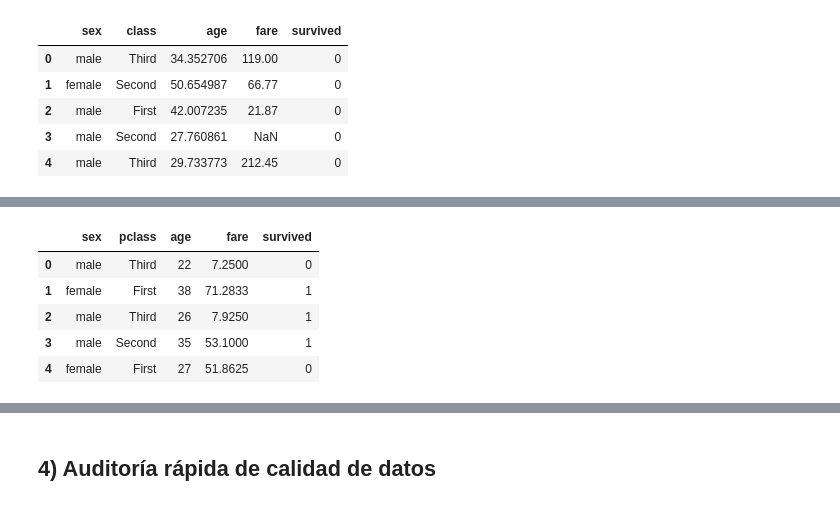
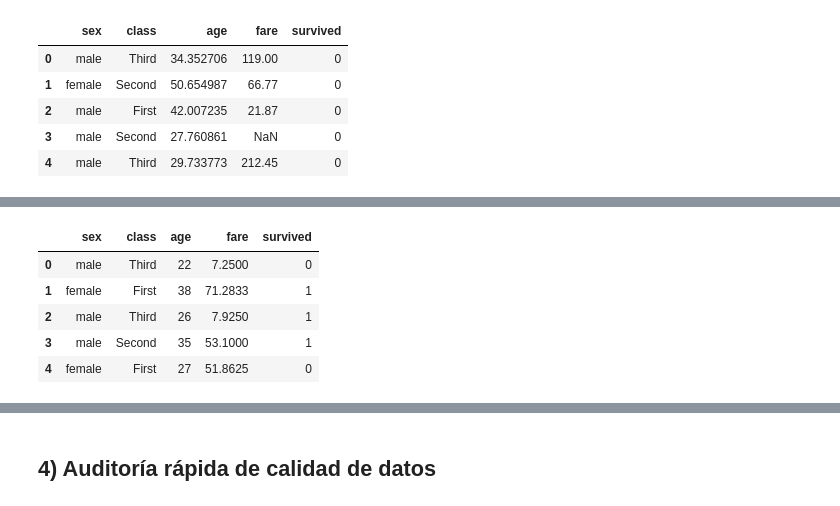
Before and after one commit to steestor/course-python-ml, a Jupyter notebook: notebooks/S1_A1_Entorno_y_Stack.ipynb, the cells around one changed output, grey strips where cells are left out. Cells and saved outputs as stored; diff of their text form; code cells hidden in the pictures.

```diff
--- a/notebooks/S1_A1_Entorno_y_Stack.ipynb
+++ b/notebooks/S1_A1_Entorno_y_Stack.ipynb
@@ -142,22 +155,22 @@ df.head()
 # %%
 sex = ['male', 'female', 'male', 'male', 'female']
 pclass = ['Third', 'First', 'Third', 'Second', 'First']
 age = [22, 38, 26, 35, 27]
 fare = [7.25, 71.2833, 7.925, 53.1, 51.8625]
 survived = [0, 1, 1, 1, 0]
 
 data = {
     'sex': sex,
-    'pclass': pclass,
+    'class': pclass,
     'age': age,
     'fare': fare,
     'survived': survived
 }
 
 df2 = pd.DataFrame(data)
 df2.head()
 # %% [output]
-|  | sex | pclass | age | fare | survived |
+|  | sex | class | age | fare | survived |
 | 0 | male | Third | 22 | 7.2500 | 0 |
 | 1 | female | First | 38 | 71.2833 | 1 |
 | 2 | male | Third | 26 | 7.9250 | 1 |
```
Also changed, not shown: parts of 8 cells of this notebook.
